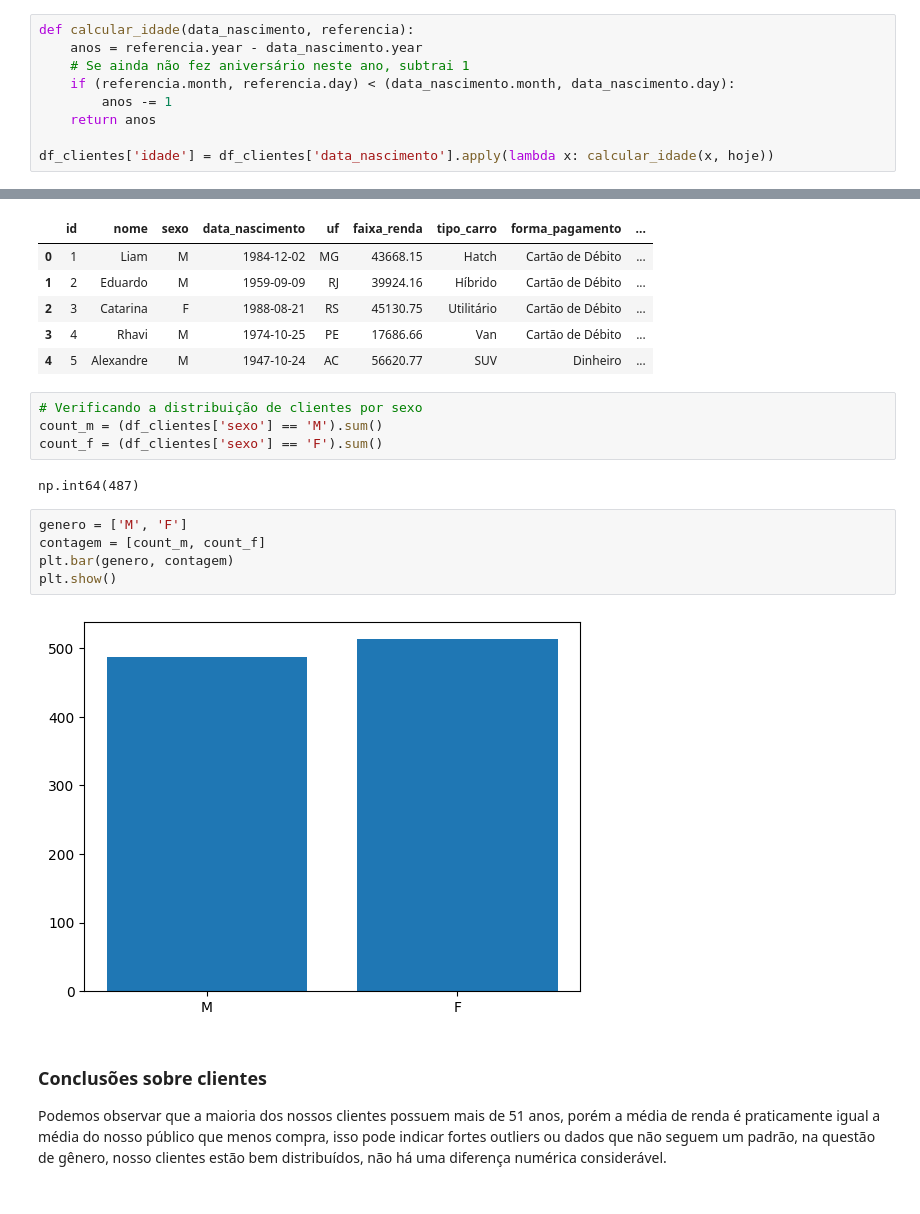
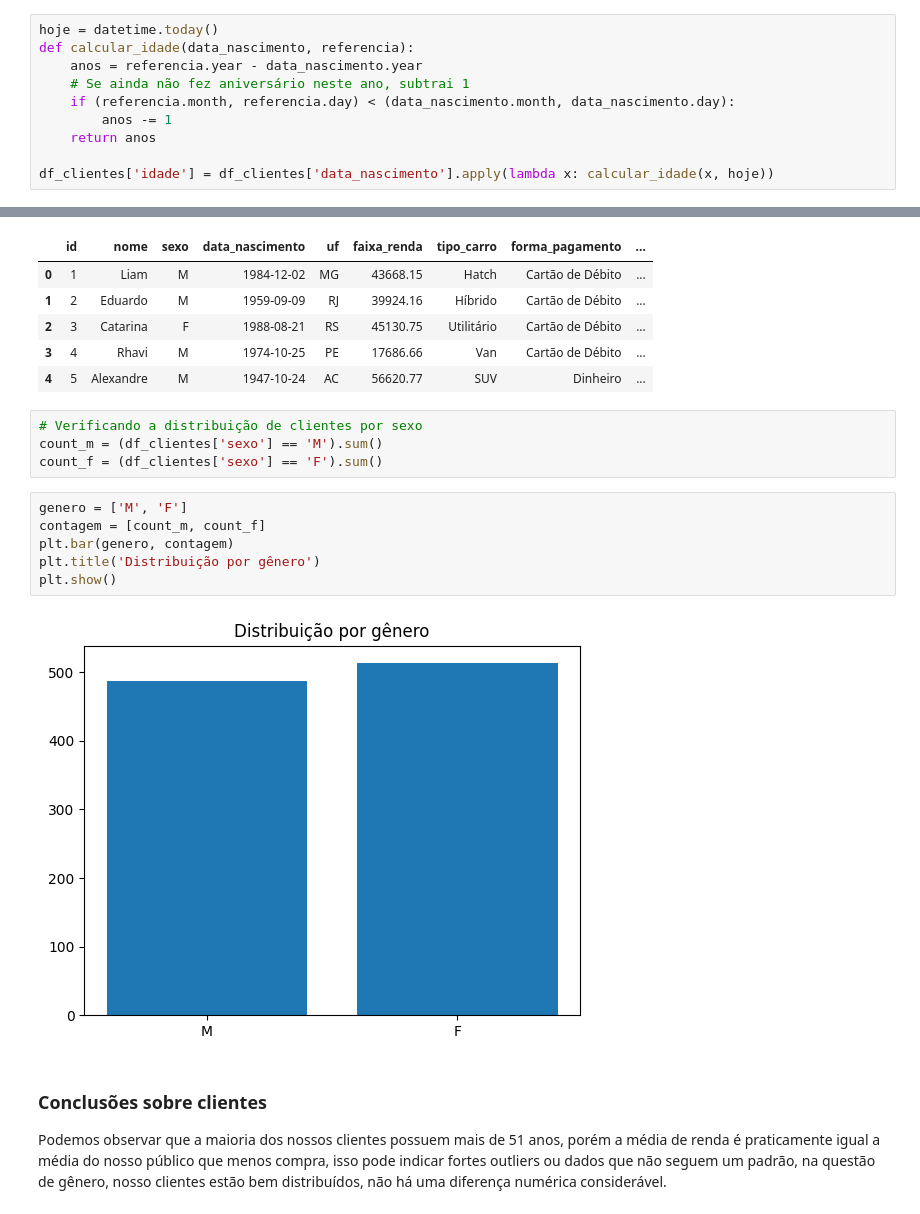
Before and after one commit to DanielBorbafs/adventury_motors, a Jupyter notebook: notebook/analise_vendas.ipynb, the cells around one changed output, grey strips where cells are left out. Drawn from its saved outputs; the diff is of its cells as text.

```diff
--- a/notebook/analise_vendas.ipynb
+++ b/notebook/analise_vendas.ipynb
@@ -90,6 +91,7 @@ df_clientes.head(5)
 | 3 | 4 | Rhavi | M | 1974-10-25 | PE | 17686.66 | Van | Cartão de Débito |
 | 4 | 5 | Alexandre | M | 1947-10-24 | AC | 56620.77 | SUV | Dinheiro |
 # %%
+hoje = datetime.today()
 def calcular_idade(data_nascimento, referencia):
     anos = referencia.year - data_nascimento.year
     # Se ainda não fez aniversário neste ano, subtrai 1
@@ -166,15 +168,14 @@ df_clientes.head()
 # Verificando a distribuição de clientes por sexo
 count_m = (df_clientes['sexo'] == 'M').sum()
 count_f = (df_clientes['sexo'] == 'F').sum()
-# %% [output]
-np.int64(487)
 # %%
 genero = ['M', 'F']
 contagem = [count_m, count_f]
 plt.bar(genero, contagem)
+plt.title('Distribuição por gênero')
 plt.show()
 # %% [output]
-[figure, old version]
+[figure, new version]
 # %% [markdown]
 ### Conclusões sobre clientes
 Podemos observar que a maioria dos nossos clientes possuem mais de 51 anos, porém a média de renda é praticamente igual a média do nosso público que menos compra, isso pode indicar fortes outliers ou dados que não seguem um padrão, na questão de gênero, nosso clientes estão bem distribuídos, não há uma diferença numérica considerável.
```
Also changed, not shown: parts of 5 cells of this notebook, 4 other files.
